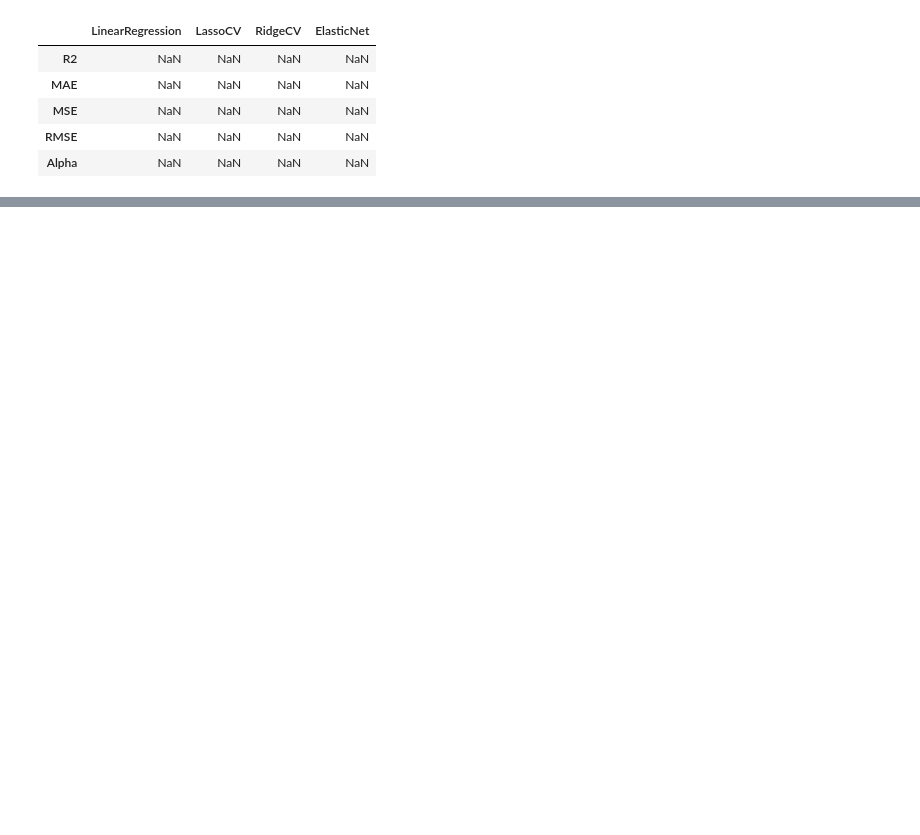
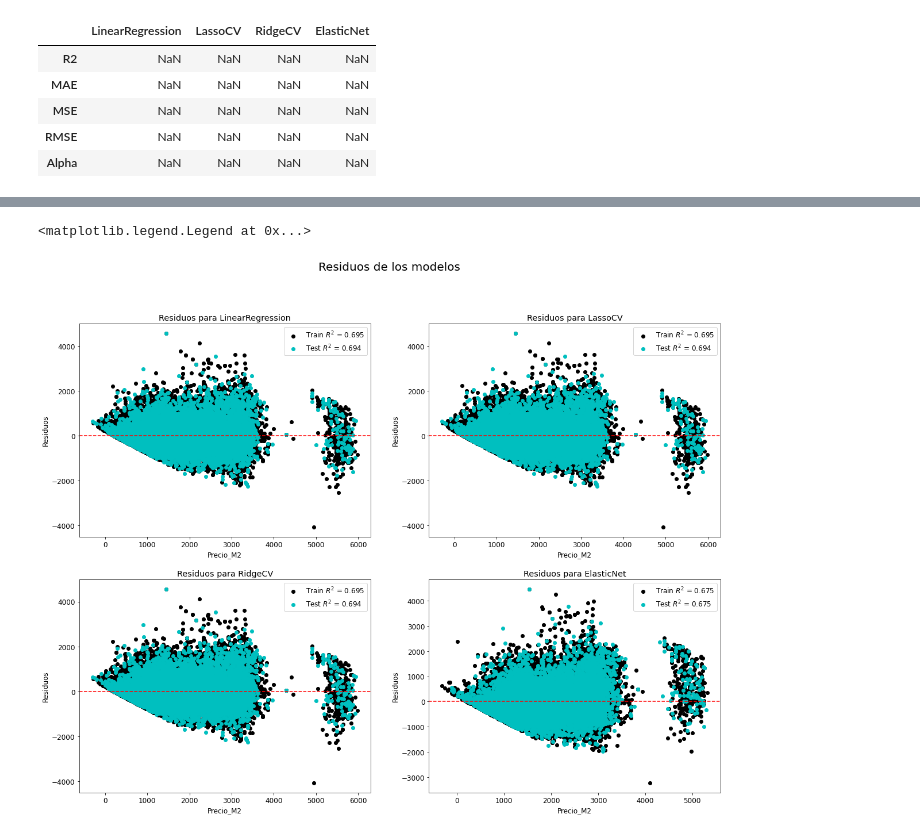
Before and after one commit to astach-DS/TP---Properati, a Jupyter notebook: TP properati PARTE 2.ipynb, the cells around one changed output, grey strips where cells are left out. Cells and saved outputs as stored; diff of their text form; code cells hidden in the pictures; blank space fills up the shorter version.

```diff
--- a/TP properati PARTE 2.ipynb
+++ b/TP properati PARTE 2.ipynb
@@ -219,0 +234,61 @@ for i , modelo in enumerate(modelos):
+# %%
+residuals_LassoCv = ytrain - train_dict['LassoCV']
+residuals_LinearRegression = ytrain - train_dict['LinearRegression']
+residuals_RidgeCV = ytrain - train_dict['RidgeCV']
+residuals_ElasticNet = ytrain - train_dict['ElasticNet']
+
+test_residuals_LassoCv = ytest - test_dict['LassoCV']
+test_residuals_LinearRegression = ytest - test_dict['LinearRegression']
+test_residuals_RidgeCV = ytest - test_dict['RidgeCV']
+test_residuals_ElasticNet = ytest - test_dict['ElasticNet']
+# %%
+fig, (ax) = plt.subplots(2,2,figsize=(20,15))
+fig.suptitle("Residuos de los modelos", fontsize=20)
+
+ax[0][0].set_title('Residuos para LinearRegression')
+ax[0][1].set_title('Residuos para LassoCV')
+ax[1][0].set_title('Residuos para RidgeCV')
+ax[1][1].set_title('Residuos para ElasticNet')
+
+
+ax[0][0].scatter(x=train_dict['LinearRegression'],y=residuals_LinearRegression,color='black' , label = 'Train $R^2$ = 0.695')
+ax[0][1].scatter(x=train_dict['LassoCV'],y=residuals_LassoCv,color='black',label = 'Train $R^2$ = 0.695')
+ax[1][0].scatter(x=train_dict['RidgeCV'],y=residuals_RidgeCV,color='black',label = 'Train $R^2$ = 0.695')
+ax[1][1].scatter(x=train_dict['ElasticNet'],y=residuals_ElasticNet,color='black',label = 'Train $R^2$ = 0.675')
+
+ax[0][0].scatter(x=test_dict['LinearRegression'],y=test_residuals_LinearRegression,color='c' , label = 'Test $R^2$ = 0.694')
+ax[0][1].scatter(x=test_dict['LassoCV'],y=test_residuals_LassoCv,color='c',label = 'Test $R^2$ = 0.694')
+ax[1][0].scatter(x=test_dict['RidgeCV'],y=test_residuals_RidgeCV,color='c',label = 'Test $R^2$ = 0.694')
+ax[1][1].scatter(x=test_dict['ElasticNet'],y=test_residuals_ElasticNet,color='c',label = 'Test $R^2$ = 0.675')
+
+
+
+
+
+
+ax[0][0].axhline(y=0, color='r', linestyle='--')
+ax[0][1].axhline(y=0,color='r', linestyle='--')
+ax[1][0].axhline(y=0, color='r', linestyle='--')
+ax[1][1].axhline(y=0, color='r', linestyle='--')
+
+ax[0][0].set_xlabel('Precio_M2')
+ax[0][1].set_xlabel('Precio_M2')
+ax[1][0].set_xlabel('Precio_M2')
+ax[1][1].set_xlabel('Precio_M2')
+
+
+ax[0][0].set_ylabel('Residuos')
+ax[0][1].set_ylabel('Residuos')
+ax[1][0].set_ylabel('Residuos')
+ax[1][1].set_ylabel('Residuos')
+
+
+
+
+ax[0][0].legend(loc="upper right")
+ax[0][1].legend(loc="upper right")
+ax[1][0].legend(loc="upper right")
+ax[1][1].legend(loc="upper right")
+# %% [output]
+<matplotlib.legend.Legend at 0x...>
+[figure, added]
```
Also changed, not shown: parts of 24 cells of this notebook, 1 other file.
